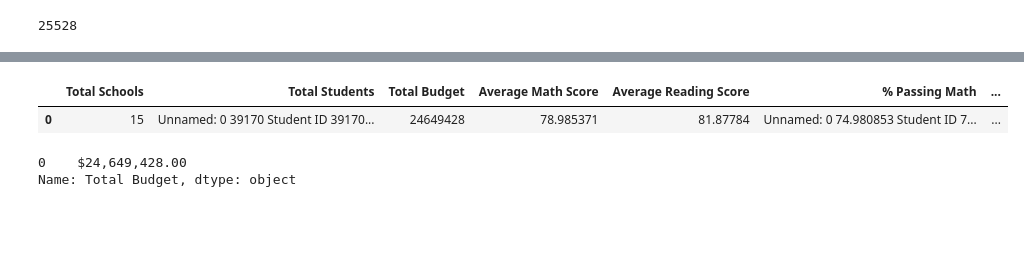
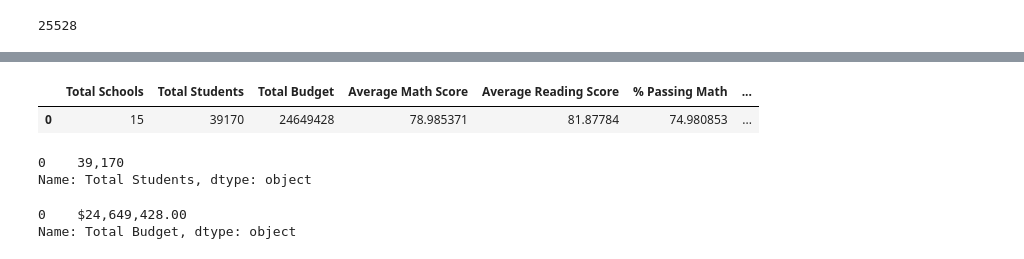
Before and after one commit to zkt2018/School_District_Analysis, a Jupyter notebook: PyCitySchools-CleanData.ipynb, the cells around one changed output, grey strips where cells are left out. Saved outputs shown, nothing was run; the diff lists cells and outputs as text; code cells hidden in the pictures; blank space fills up the shorter version.

```diff
--- a/PyCitySchools-CleanData.ipynb
+++ b/PyCitySchools-CleanData.ipynb
@@ -93,7 +92,8 @@ size             39170
 budget           39170
 dtype: int64
 # %%
-school_data_complete_df["Student ID"].count()
+student_count_2 = school_data_complete_df["Student ID"].count()
+student_count_2
 # %% [output]
 39170
 # %%
@@ -224,6 +223,6 @@ passing_reading_count
 33610
 # %%
 # Calculate the percent that passed math.
-passing_math_percentage = (passing_math_count / (student_count)) * 100
+passing_math_percentage = (passing_math_count / (student_count_2)) * 100
 passing_math_percentage
 # %% [output]
@@ -243,5 +230,5 @@ dtype: float64
 # %%
 # Calculate the percent that passed reading.
-passing_reading_percentage = passing_reading_count / (student_count) * 100
+passing_reading_percentage = passing_reading_count / (student_count_2) * 100
 passing_reading_percentage
 # %% [output]
@@ -278,6 +253,6 @@ overall_passing_math_reading_count
 25528
 # %%
 # Calculate the overall passing percentage.
-overall_passing_percentage = overall_passing_math_reading_count / student_count * 100
+overall_passing_percentage = overall_passing_math_reading_count / student_count_2 * 100
 overall_passing_percentage
 # %% [output]
@@ -297,18 +260,26 @@ dtype: float64
 # %%
 # Adding a list of values with keys to create a new DataFrame.
 district_summary_df = pd.DataFrame(
           [{"Total Schools": school_count,
-          "Total Students": student_count,
+          "Total Students": student_count_2,
           "Total Budget": total_budget,
           "Average Math Score": average_math_score,
           "Average Reading Score": average_reading_score,
           "% Passing Math": passing_math_percentage,
          "% Passing Reading": passing_reading_percentage,
         "% Overall Passing": overall_passing_percentage}])
 district_summary_df
 # %% [output]
 |  | Total Schools | Total Students | Total Budget | Average Math Score | Average Reading Score | % Passing Math | ... |
-| 0 | 15 | Unnamed: 0 39170 Student ID 39170... | 24649428 | 78.985371 | 81.87784 | Unnamed: 0 74.980853 Student ID 7... | ... |
+| 0 | 15 | 39170 | 24649428 | 78.985371 | 81.87784 | 74.980853 | ... |
+# %%
+# Format the "Total Students" to have the comma for a thousands separator.
+district_summary_df["Total Students"] = district_summary_df["Total Students"].map("{:,}".format)
+
+district_summary_df["Total Students"]
+# %% [output]
+0    39,170
+Name: Total Students, dtype: object
 # %%
 # Format "Total Budget" to have the comma for a thousands separator, a decimal separator, and a "$".
 
```
Also changed, not shown: parts of 37 cells of this notebook.
